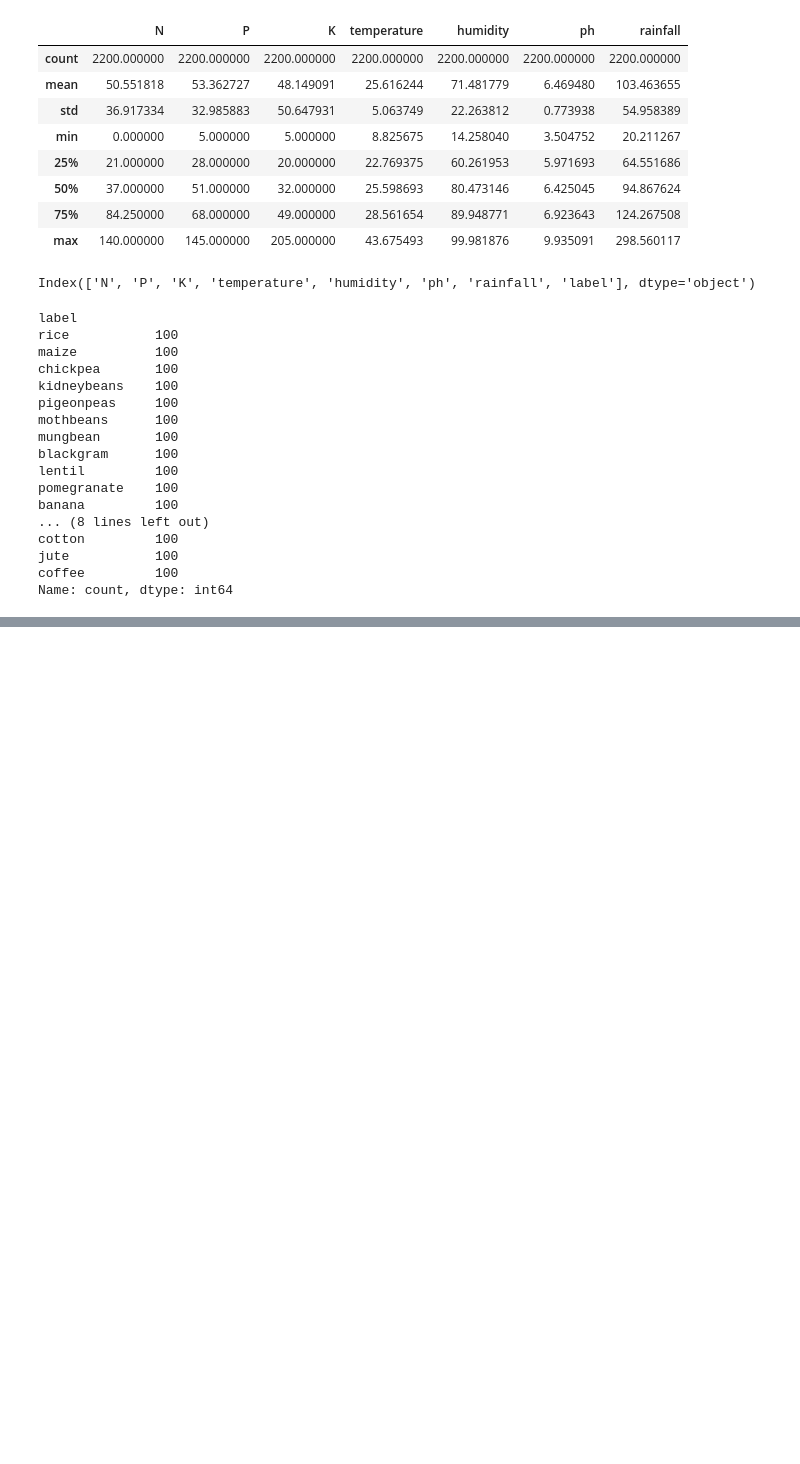
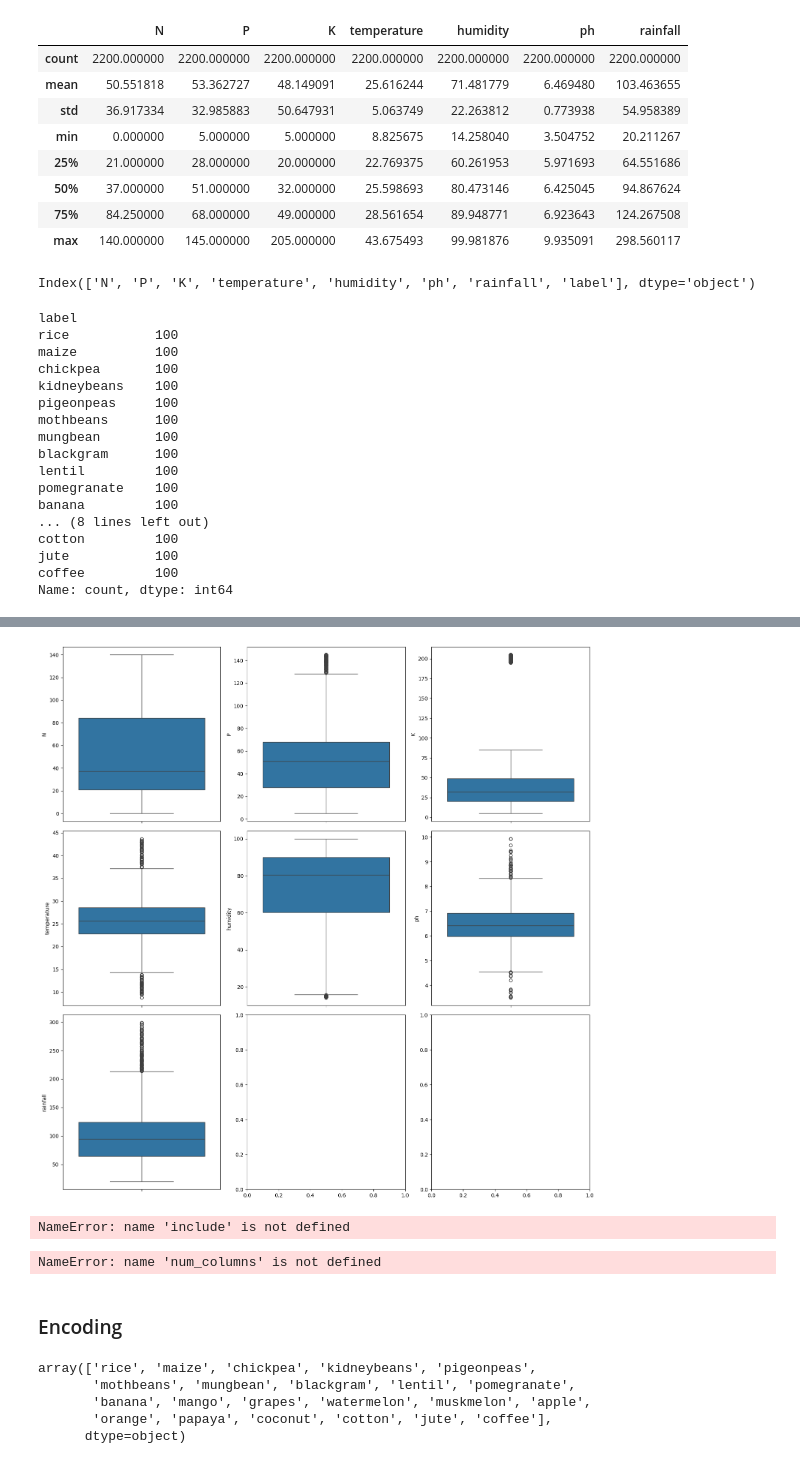
Before and after one commit to VatsalModi81/Week-3, a Jupyter notebook: crop.ipynb, the cells around one changed output, grey strips where cells are left out. Drawn from its saved outputs; the diff is of its cells as text; code cells hidden in the pictures; blank space fills up the shorter version.

```diff
--- a/crop.ipynb
+++ b/crop.ipynb
@@ -107,0 +134,32 @@ Name: count, dtype: int64
+# %%
+# Finding outliers - boxplot
+fig, ax = plt.subplots(3,3, figsize=(15,15))
+
+for i, subplot in zip(features, ax.flatten()):
+    sns.boxplot(crop[i], ax=subplot)
+
+plt.tight_layout()
+plt.show()
+# %% [output]
+[figure, added]
+# %%
+# COrelation of the features
+num_columns = crop.select_dtypes(include[np.number])
+num_columns = num_columns.drop('Label', axis=1)
+# %% [output]
+NameError: name 'include' is not defined
+# %%
+corr = num_columns.corr()
+corr
+# %% [output]
+NameError: name 'num_columns' is not defined
+# %% [markdown]
+### Encoding
+# %%
+crop ['label'].unique()
+# %% [output]
+array(['rice', 'maize', 'chickpea', 'kidneybeans', 'pigeonpeas',
+       'mothbeans', 'mungbean', 'blackgram', 'lentil', 'pomegranate',
+       'banana', 'mango', 'grapes', 'watermelon', 'muskmelon', 'apple',
+       'orange', 'papaya', 'coconut', 'cotton', 'jute', 'coffee'],
+      dtype=object)
```
Also changed, not shown: parts of 5 cells of this notebook.
